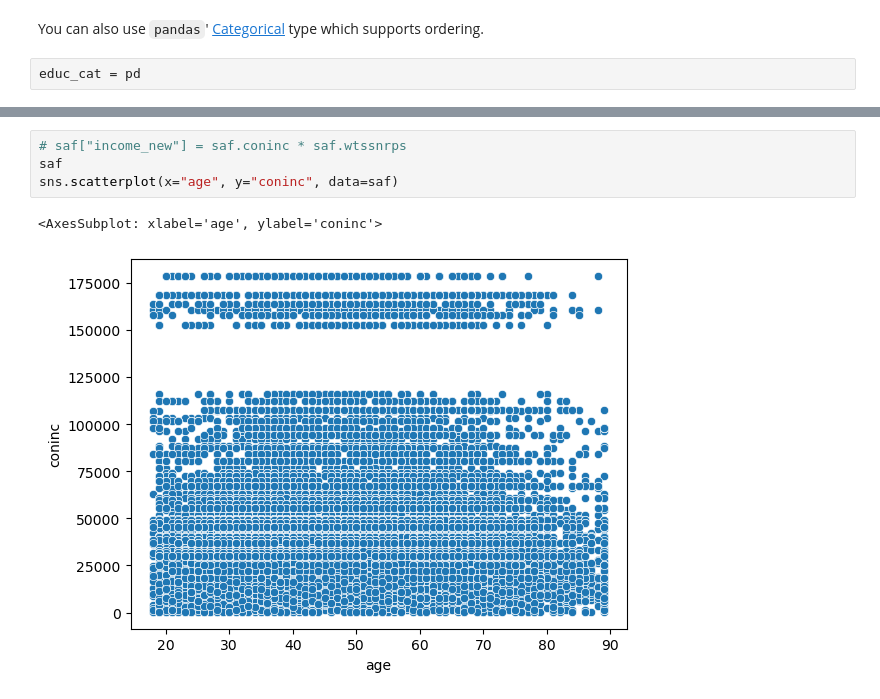
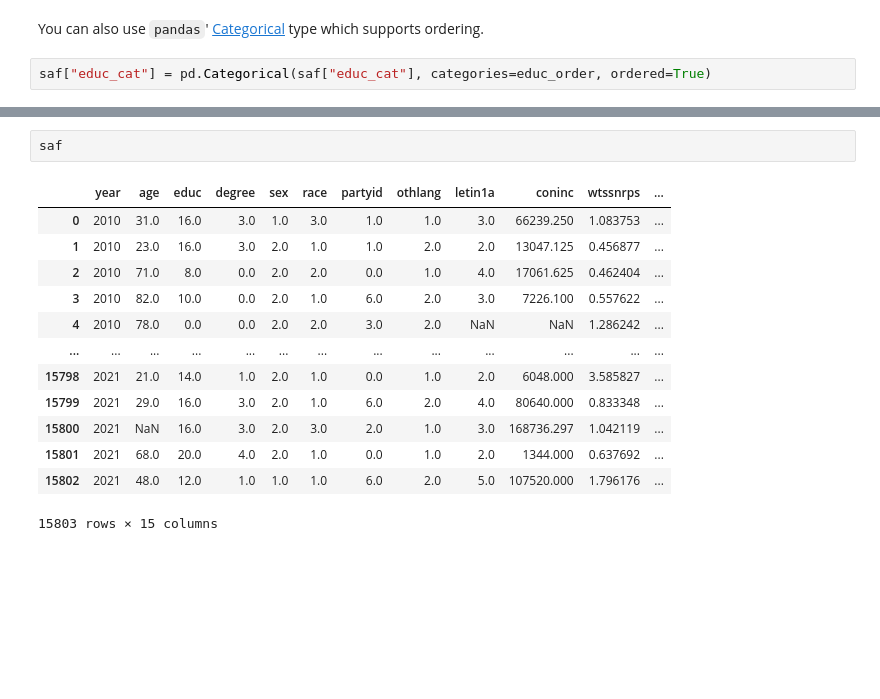
Before and after one commit to joshuamegnauth54/data765-intro-python-tutoring, a Jupyter notebook: thesis_2023/01_cleaning.ipynb, the cells around one changed output, grey strips where cells are left out. Saved outputs shown, nothing was run; the diff lists cells and outputs as text; blank space fills up the shorter version.

```diff
--- a/thesis_2023/01_cleaning.ipynb
+++ b/thesis_2023/01_cleaning.ipynb
@@ -87,7 +110,7 @@ education_tab
 # %% [markdown]
 You can also use `pandas`' [Categorical](https://pandas.pydata.org/docs/reference/api/pandas.Categorical.html) type which supports ordering.
 # %%
-educ_cat = pd
+saf["educ_cat"] = pd.Categorical(saf["educ_cat"], categories=educ_order, ordered=True)
 # %% [markdown]
 # Plots
 
@@ -111,7 +134,16 @@ _ = bar_ax.set_title(
 # %%
-# saf["income_new"] = saf.coninc * saf.wtssnrps
 saf
-sns.scatterplot(x="age", y="coninc", data=saf)
 # %% [output]
+|  | year | age | educ | degree | sex | race | partyid | othlang | letin1a | coninc | wtssnrps | ... |
+| 0 | 2010 | 31.0 | 16.0 | 3.0 | 1.0 | 3.0 | 1.0 | 1.0 | 3.0 | 66239.250 | 1.083753 | ... |
+| 1 | 2010 | 23.0 | 16.0 | 3.0 | 2.0 | 1.0 | 1.0 | 2.0 | 2.0 | 13047.125 | 0.456877 | ... |
+| 2 | 2010 | 71.0 | 8.0 | 0.0 | 2.0 | 2.0 | 0.0 | 1.0 | 4.0 | 17061.625 | 0.462404 | ... |
+| 3 | 2010 | 82.0 | 10.0 | 0.0 | 2.0 | 1.0 | 6.0 | 2.0 | 3.0 | 7226.100 | 0.557622 | ... |
+| 4 | 2010 | 78.0 | 0.0 | 0.0 | 2.0 | 2.0 | 3.0 | 2.0 | NaN | NaN | 1.286242 | ... |
+| ... | ... | ... | ... | ... | ... | ... | ... | ... | ... | ... | ... | ... |
+| 15798 | 2021 | 21.0 | 14.0 | 1.0 | 2.0 | 1.0 | 0.0 | 1.0 | 2.0 | 6048.000 | 3.585827 | ... |
+| 15799 | 2021 | 29.0 | 16.0 | 3.0 | 2.0 | 1.0 | 6.0 | 2.0 | 4.0 | 80640.000 | 0.833348 | ... |
+| 15800 | 2021 | NaN | 16.0 | 3.0 | 2.0 | 3.0 | 2.0 | 1.0 | 3.0 | 168736.297 | 1.042119 | ... |
+| 15801 | 2021 | 68.0 | 20.0 | 4.0 | 2.0 | 1.0 | 0.0 | 1.0 | 2.0 | 1344.000 | 0.637692 | ... |
+| 15802 | 2021 | 48.0 | 12.0 | 1.0 | 1.0 | 1.0 | 6.0 | 2.0 | 5.0 | 107520.000 | 1.796176 | ... |
-<AxesSubplot: xlabel='age', ylabel='coninc'>
+15803 rows × 15 columns
-[figure, removed]
```
Also changed, not shown: parts of 7 cells of this notebook.
